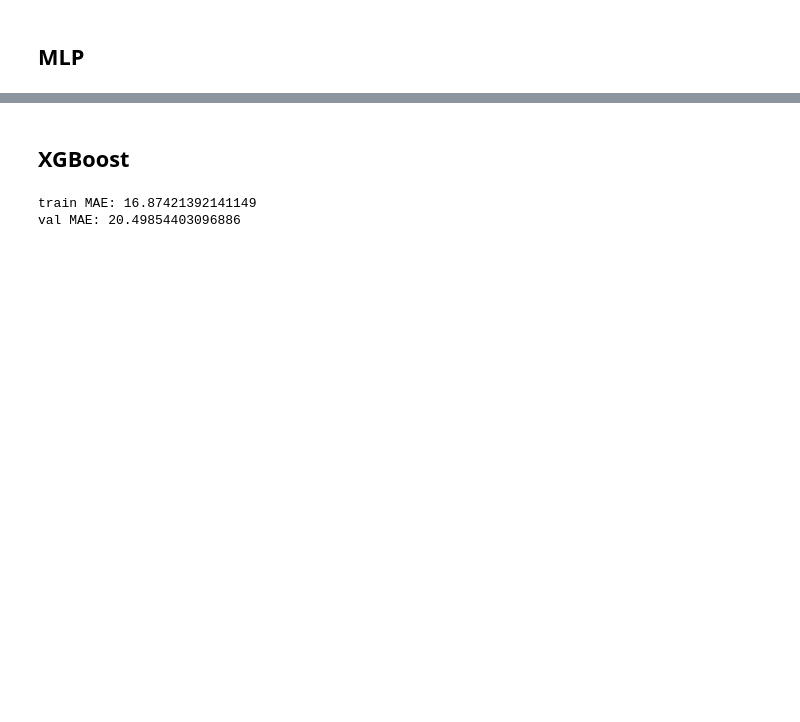
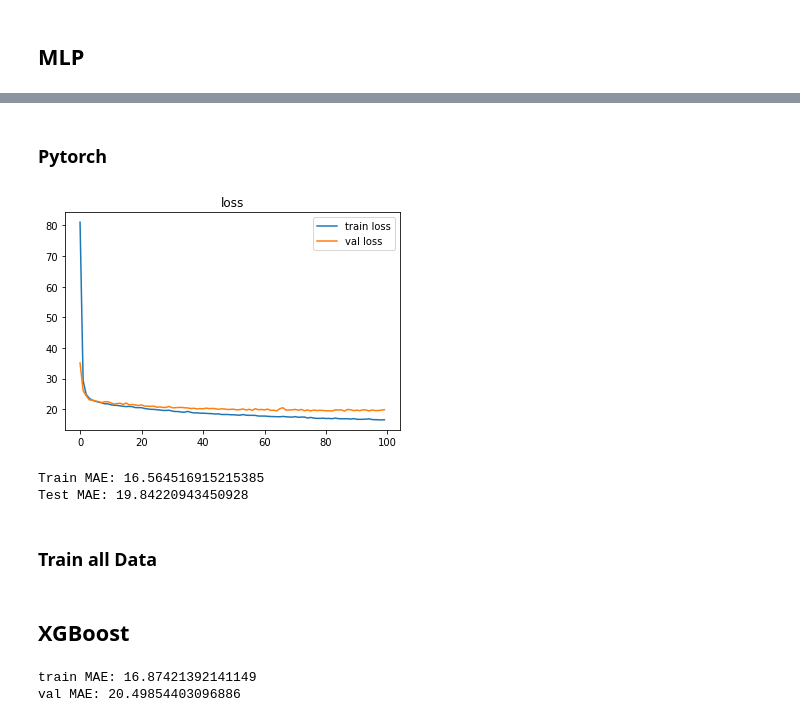
Before and after one commit to NewGamezzz/TMLCC, a Jupyter notebook: experiment.ipynb, the cells around one changed output, grey strips where cells are left out. Saved outputs shown, nothing was run; the diff lists cells and outputs as text; code cells hidden in the pictures; blank space fills up the shorter version.

```diff
--- a/experiment.ipynb
+++ b/experiment.ipynb
@@ -261,0 +322,17 @@ X_test = sc.transform(X_test)
+# %%
+class MOFDataSet(Dataset):
+    def __init__(self, X, y):
+        self.X = X
+        self.y = y
+
+    def __len__(self):
+        return self.X.shape[0]
+
+    def __getitem__(self, idx):
+        return self.X[idx], self.y[idx]
+# %%
+training_data = MOFDataSet(torch.tensor(X_train).to(device), torch.tensor(y_train).to(device))
+test_data = MOFDataSet(torch.tensor(X_test).to(device), torch.tensor(y_test).to(device))
+
+train_dataloader = DataLoader(training_data, batch_size=1024, shuffle=True)
+test_dataloader = DataLoader(test_data, batch_size=1024, shuffle=True)
@@ -288,0 +375,2 @@ MAE: 25.069549560546875
+# %% [markdown]
+### Pytorch
@@ -288,0 +458,29 @@ MAE: 25.069549560546875
+# %%
+train_loss = []
+test_loss = []
+epochs = 100
+verbose = 0
+
+for epoch in range(epochs):
+    train_acc = train(train_dataloader)
+    test_acc = test(test_dataloader)
+    train_loss.append(train_acc)
+    test_loss.append(test_acc)
+    if verbose == 1:
+        print(f'Epoch: {epoch+1:03d}, Train MAE: {train_acc:.4f}, Test MAE: {test_acc:.4f}')
+# %%
+plt.title('loss')
+plt.plot(np.arange(epochs), train_loss, label='train loss')
+plt.plot(np.arange(epochs), test_loss, label='val loss')
+plt.legend()
+plt.show()
+# %% [output]
+[figure, added]
+# %%
+print("Train MAE: {}".format(train_loss[-1]))
+print("Test MAE: {}".format(test_loss[-1]))
+# %% [output]
+Train MAE: 16.564516915215385
+Test MAE: 19.84220943450928
+# %% [markdown]
+### Train all Data
```
Also changed, not shown: parts of 24 cells of this notebook, 24 other files.
